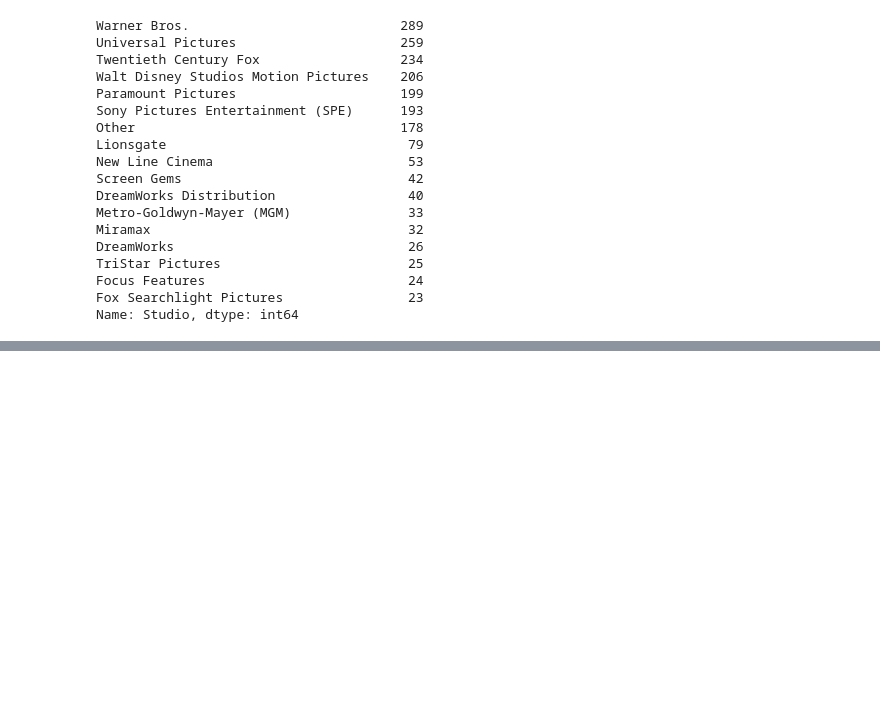
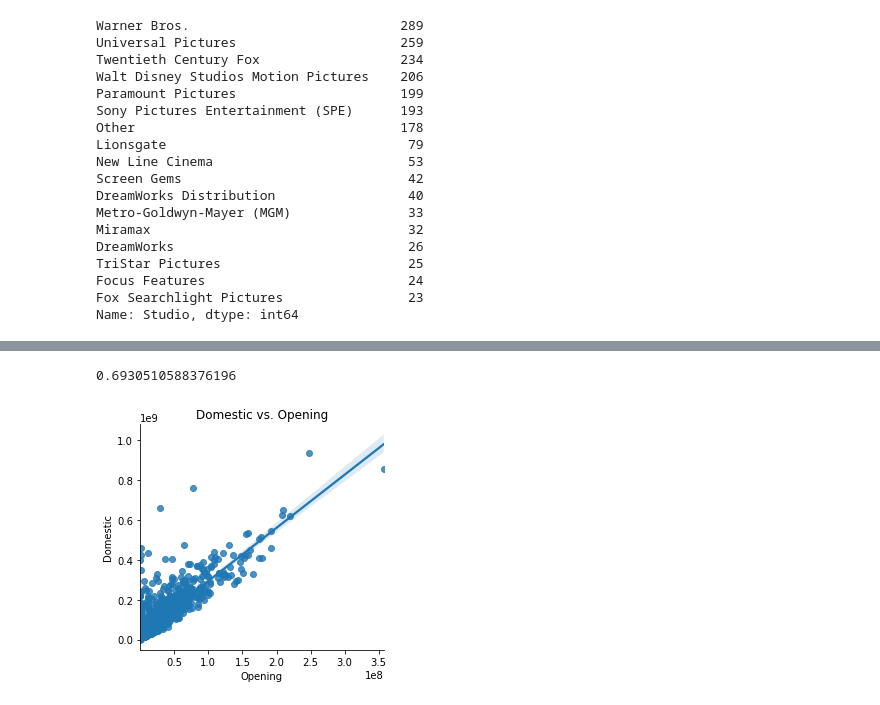
Before and after one commit to jpizzollo/Movie_Regression, a Jupyter notebook: Predicting_Earnings.ipynb, the cells around one changed output, grey strips where cells are left out. Saved outputs shown, nothing was run; the diff lists cells and outputs as text; code cells hidden in the pictures; blank space fills up the shorter version.

Commit message:
updated regression models

```diff
--- a/Predicting_Earnings.ipynb
+++ b/Predicting_Earnings.ipynb
@@ -340,0 +248,24 @@ pd.to_datetime('2019-06-20').month
+# %%
+# Create a simple linear regression:
+lr_simple = LinearRegression()
+
+# Choose Opening and Budget as features
+X = movies_df[['Opening', 'Budget']]
+
+# Choose Domestic earnings as response variable
+y = movies_df['Domestic']
+
+# Fit
+lr_simple.fit(X,y)
+
+# Score
+lr_simple.score(X,y)
+# %% [output]
+0.6930510588376196
+# %%
+sns.lmplot(x='Opening', y='Domestic',\
+           data=movies_df, fit_reg=True, height=4)
+ax = plt.gca()
+ax.set_title('Domestic vs. Opening');
+# %% [output]
+[figure, added]
```
Also changed, not shown: parts of 88 cells of this notebook.
